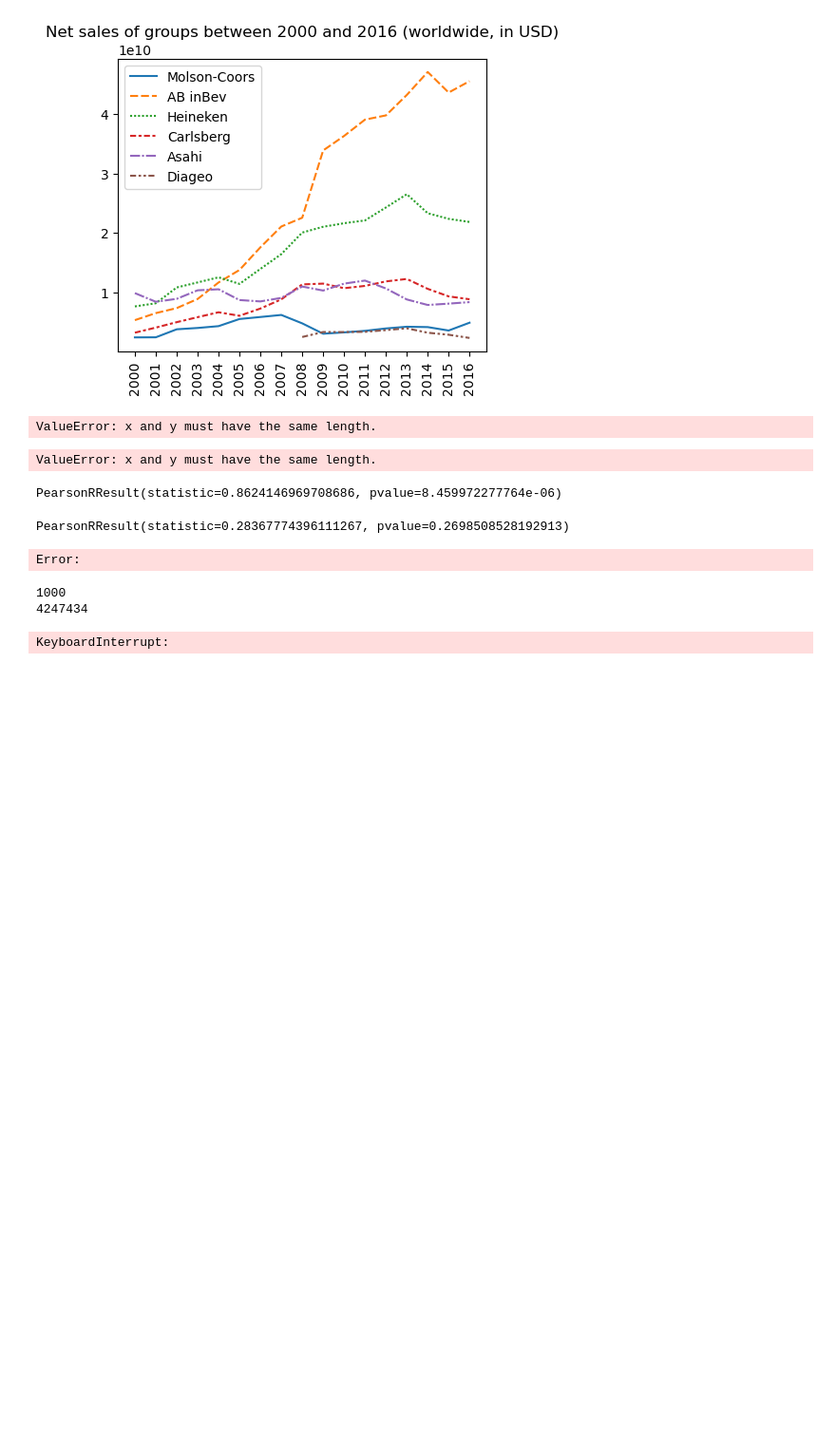
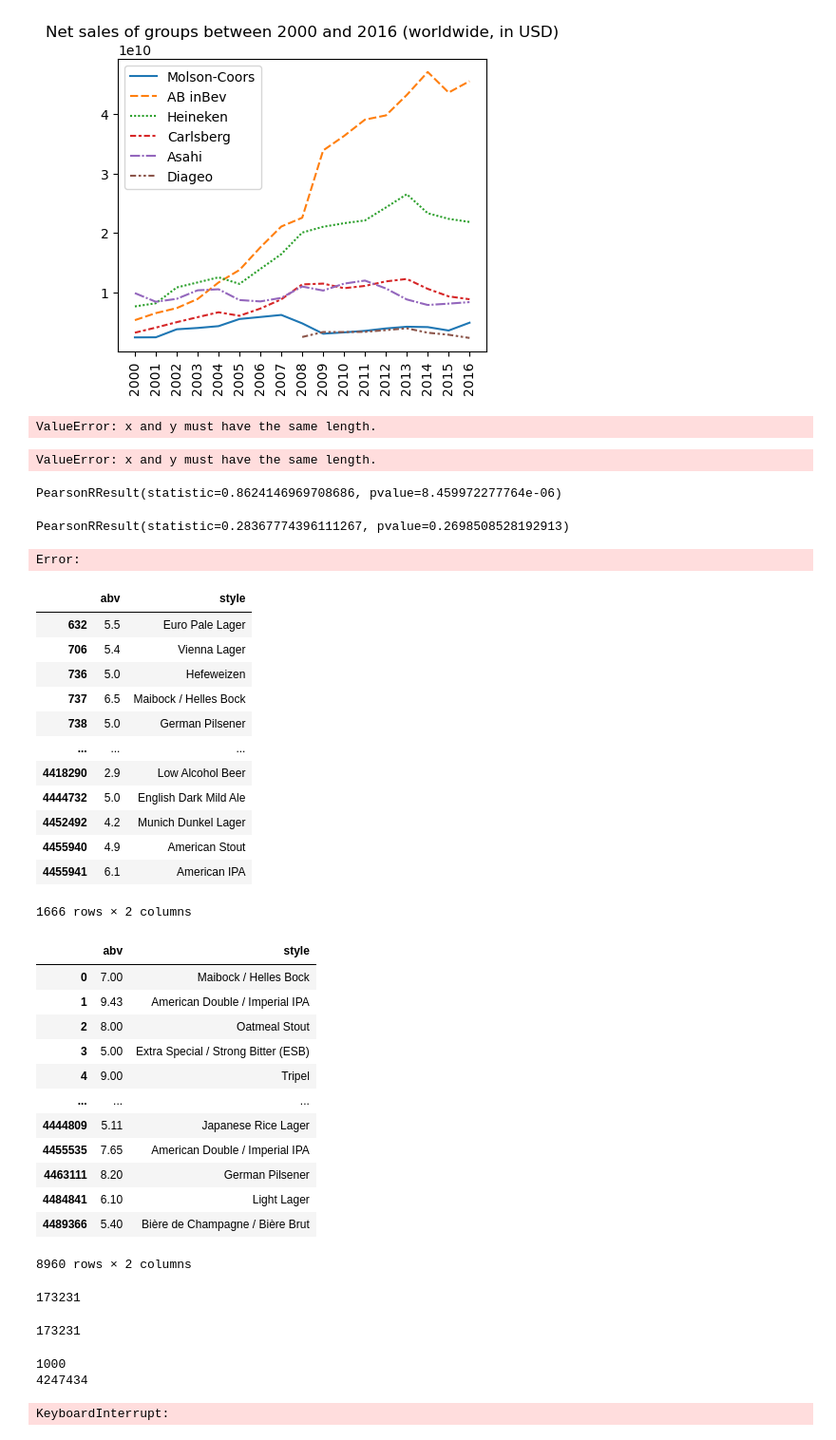
Before and after one commit to epfl-ada/ada-2023-project-tornada, a Jupyter notebook: BA_P3_2.ipynb, the cells around one changed output. Shown at 95% size. Saved outputs shown, nothing was run; the diff lists cells and outputs as text; code cells hidden in the pictures; blank space fills up the shorter version.

```diff
--- a/BA_P3_2.ipynb
+++ b/BA_P3_2.ipynb
@@ -363,3 +359,56 @@ control_df = pd.read_pickle('control2')
 new_df = treatment_df.merge(control_df, on=['abv', 'style'])
 # %% [output]
 Error:
+# %%
+from graph_tool.all import *
+from tqdm import tqdm
+import pandas as pd
+from collections import defaultdict
+import json
+
+treatment_df = pd.read_pickle('tretment2')
+display(treatment_df.drop_duplicates())
+
+
+
+control_df = pd.read_pickle('control2')
+display(control_df.drop_duplicates())
+
+id_map = defaultdict(dict)
+
+
+for control_id, control_row in tqdm(control_df.drop_duplicates().iterrows()):
+    ids = list(control_df[(control_row['style'] == control_df['style']) & (control_row['abv'] == control_df['abv'])].index)
+    id_map[control_row['style']][control_row['abv']] = ids
+
+
+
+with open('control_group.json', 'w') as fh:
+    json.dump(id_map, fh)
+# %% [output]
+|  | abv | style |
+| 632 | 5.5 | Euro Pale Lager |
+| 706 | 5.4 | Vienna Lager |
+| 736 | 5.0 | Hefeweizen |
+| 737 | 6.5 | Maibock / Helles Bock |
+| 738 | 5.0 | German Pilsener |
+| ... | ... | ... |
+| 4418290 | 2.9 | Low Alcohol Beer |
+| 4444732 | 5.0 | English Dark Mild Ale |
+| 4452492 | 4.2 | Munich Dunkel Lager |
+| 4455940 | 4.9 | American Stout |
+| 4455941 | 6.1 | American IPA |
+1666 rows × 2 columns
+|  | abv | style |
+| 0 | 7.00 | Maibock / Helles Bock |
+| 1 | 9.43 | American Double / Imperial IPA |
+| 2 | 8.00 | Oatmeal Stout |
+| 3 | 5.00 | Extra Special / Strong Bitter (ESB) |
+| 4 | 9.00 | Tripel |
+| ... | ... | ... |
+| 4444809 | 5.11 | Japanese Rice Lager |
+| 4455535 | 7.65 | American Double / Imperial IPA |
+| 4463111 | 8.20 | German Pilsener |
+| 4484841 | 6.10 | Light Lager |
+| 4489366 | 5.40 | Bière de Champagne / Bière Brut |
+8960 rows × 2 columns
@@ -365,0 +446,8 @@ Error:
+# %%
+print(len(control_matched_ids))
+# %% [output]
+173231
+# %%
+print(len(treatment_matched_ids))
+# %% [output]
+173231
```
Also changed, not shown: parts of 8 cells of this notebook, 3 other files.
